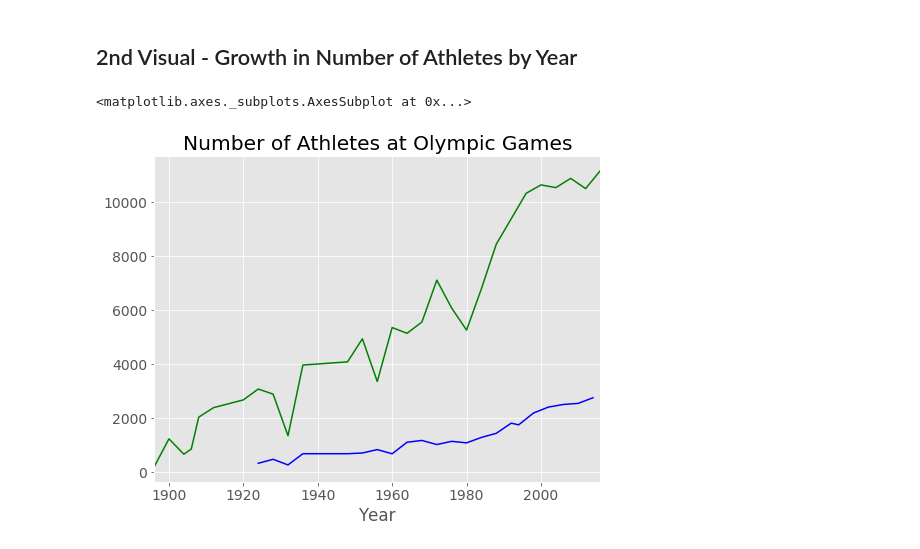
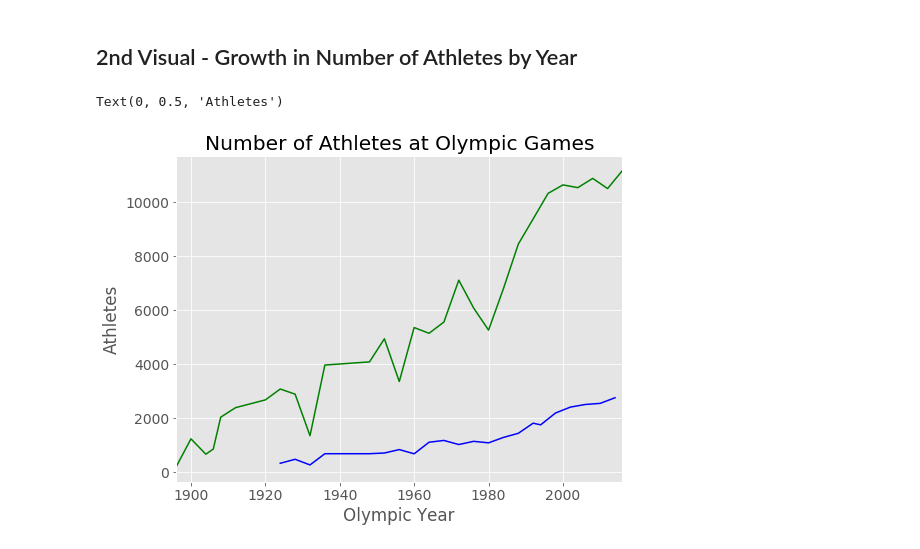
Before and after one commit to vanlybxv/Final_Project_GA, a Jupyter notebook: Olympics2.ipynb, the cells around one changed output. Saved outputs shown, nothing was run; the diff lists cells and outputs as text; code cells hidden in the pictures.

```diff
--- a/Olympics2.ipynb
+++ b/Olympics2.ipynb
@@ -112,13 +115,16 @@ sum_medal_count.groupby('Country')['Medal Count'].sum().plot(kind = 'bar', x='Co
 # %%
 
 
 athletes = filtered_df[['Year','Season','Athlete']].fillna(value=0)
 athletes_summer =athletes[athletes['Season']=='Summer']
 athletes_winter =athletes[athletes['Season']=='Winter']
 ax =plt.gca() #this gives you multiple plots on the same axis
 athletes_summer.groupby('Year')['Athlete'].nunique().plot(kind = 'line', x='Year', y='Athlete', color = 'green',title = 'Number of Athletes at Olympic Games',ax=ax)
 athletes_winter.groupby('Year')['Athlete'].nunique().plot(kind = 'line', x='Year', y='Athlete', color = 'blue',title = 'Number of Athletes at Olympic Games',ax=ax)
 #plot(kind = 'line', x='var', y='var3', color = 'red', ax=ax)
+
+ax.set_xlabel('Olympic Year')
+ax.set_ylabel('Athletes')
 # %% [output]
-<matplotlib.axes._subplots.AxesSubplot at 0x...>
+Text(0, 0.5, 'Athletes')
-[figure, old version]
+[figure, new version]
```
Also changed, not shown: parts of 3 cells of this notebook.
